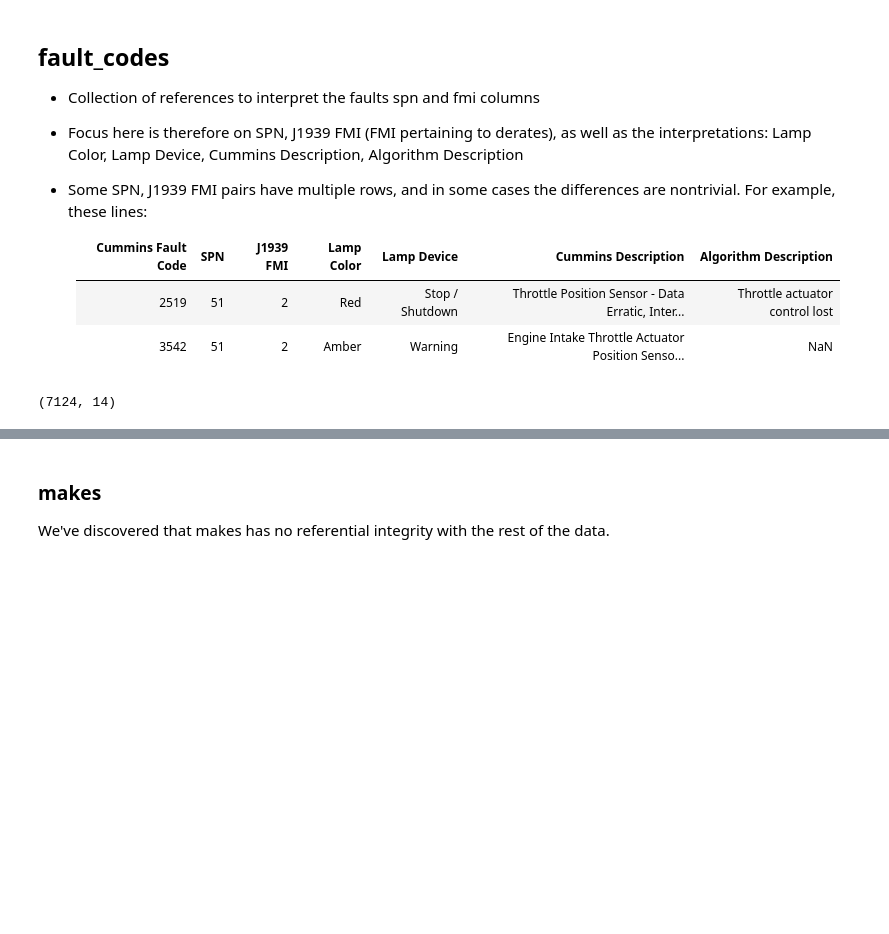
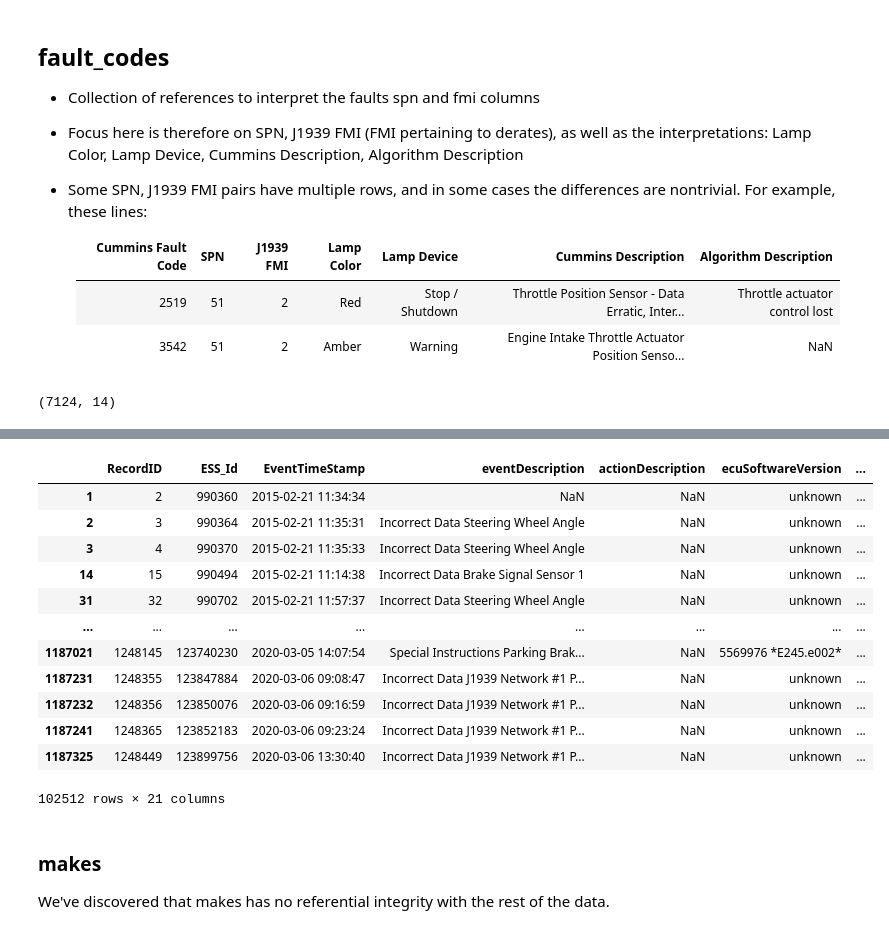
Before and after one commit to jrioross/big_g_express, a Jupyter notebook: notebooks/bg_00_initial_explorations.ipynb, the cells around one changed output, grey strips where cells are left out. Cells and saved outputs as stored; diff of their text form; code cells hidden in the pictures; blank space fills up the shorter version.

```diff
--- a/notebooks/bg_00_initial_explorations.ipynb
+++ b/notebooks/bg_00_initial_explorations.ipynb
@@ -122,0 +140,2 @@ fault_codes = fault_codes[['Cummins Fault Code', 'SPN', 'J1939 FMI', 'Lamp Color
+# %%
+faults['spn-fmi'] = faults['spn'].astype(str) + '-' + faults['fmi'].astype(str)
@@ -123,3 +211,19 @@ fault_codes = fault_codes[['Cummins Fault Code', 'SPN', 'J1939 FMI', 'Lamp Color
+# %%
+faults[faults['activeTransitionCount'] == 127]
+# %% [output]
+|  | RecordID | ESS_Id | EventTimeStamp | eventDescription | actionDescription | ecuSoftwareVersion | ... |
+| 1 | 2 | 990360 | 2015-02-21 11:34:34 | NaN | NaN | unknown | ... |
+| 2 | 3 | 990364 | 2015-02-21 11:35:31 | Incorrect Data Steering Wheel Angle | NaN | unknown | ... |
+| 3 | 4 | 990370 | 2015-02-21 11:35:33 | Incorrect Data Steering Wheel Angle | NaN | unknown | ... |
+| 14 | 15 | 990494 | 2015-02-21 11:14:38 | Incorrect Data Brake Signal Sensor 1 | NaN | unknown | ... |
+| 31 | 32 | 990702 | 2015-02-21 11:57:37 | Incorrect Data Steering Wheel Angle | NaN | unknown | ... |
+| ... | ... | ... | ... | ... | ... | ... | ... |
+| 1187021 | 1248145 | 123740230 | 2020-03-05 14:07:54 | Special Instructions Parking Brak... | NaN | 5569976 *E245.e002* | ... |
+| 1187231 | 1248355 | 123847884 | 2020-03-06 09:08:47 | Incorrect Data J1939 Network #1 P... | NaN | unknown | ... |
+| 1187232 | 1248356 | 123850076 | 2020-03-06 09:16:59 | Incorrect Data J1939 Network #1 P... | NaN | unknown | ... |
+| 1187241 | 1248365 | 123852183 | 2020-03-06 09:23:24 | Incorrect Data J1939 Network #1 P... | NaN | unknown | ... |
+| 1187325 | 1248449 | 123899756 | 2020-03-06 13:30:40 | Incorrect Data J1939 Network #1 P... | NaN | unknown | ... |
+102512 rows × 21 columns
 # %% [markdown]
 ### makes
 
```
Also changed, not shown: parts of 7 cells of this notebook, 1 other file.
